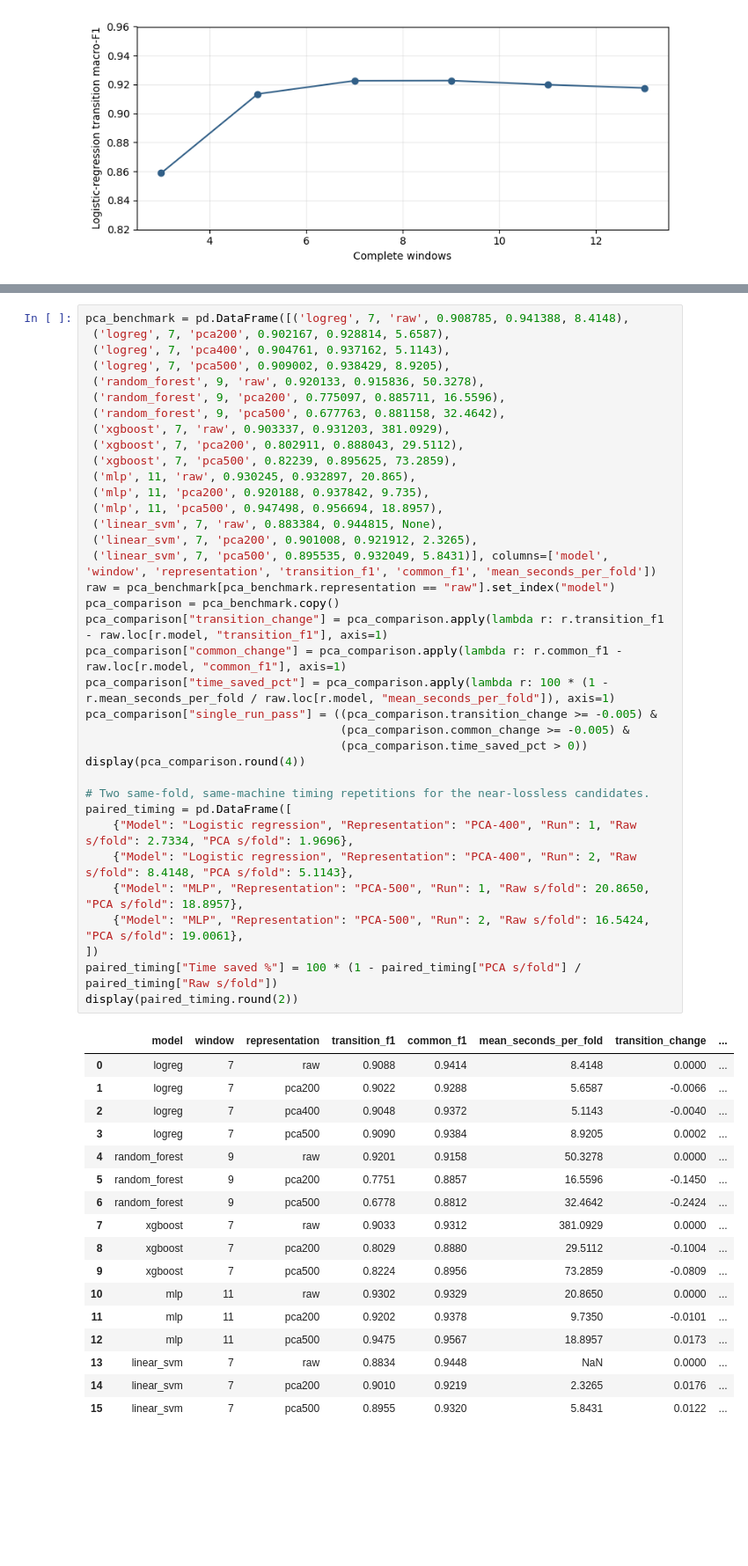
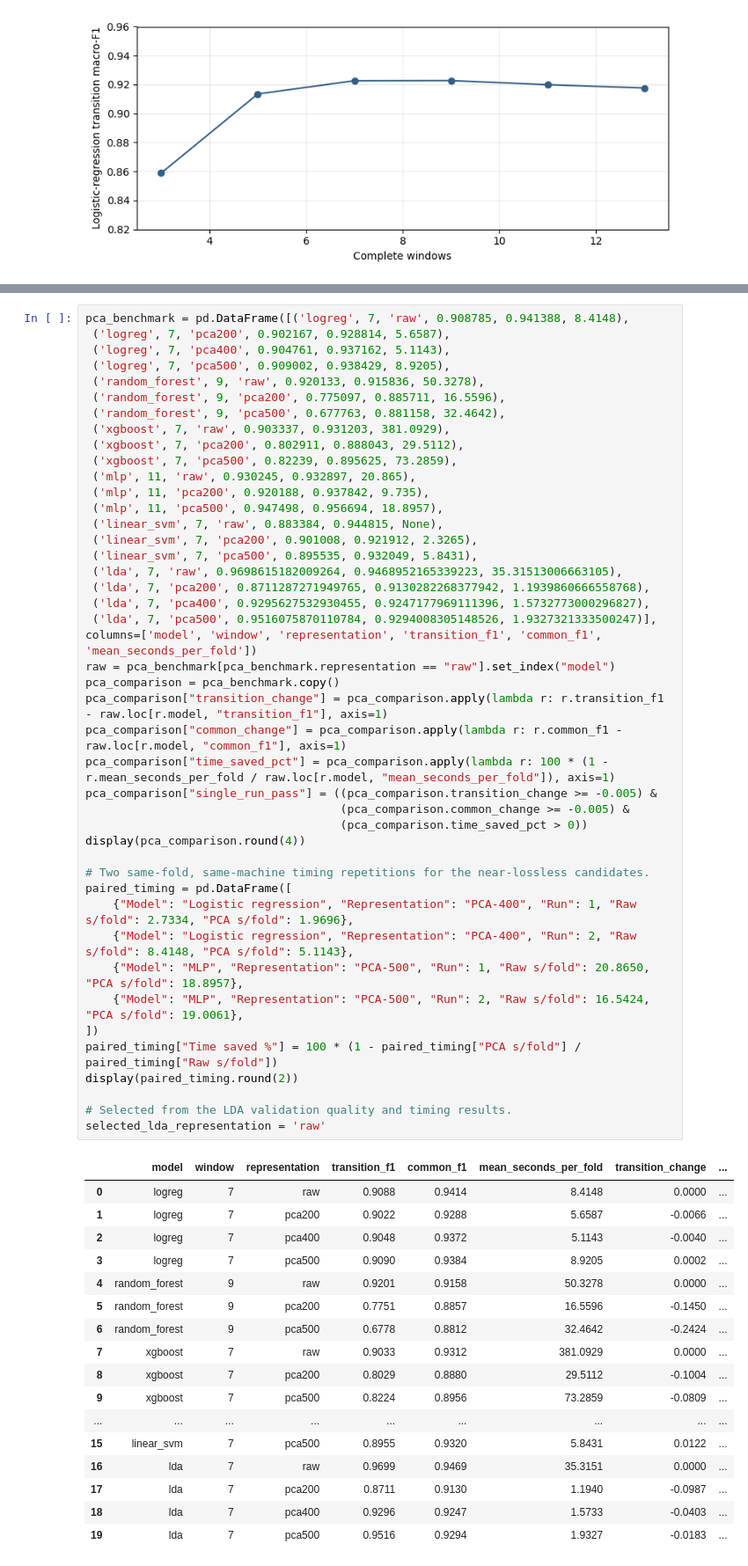
Before and after one commit to AY26-27-Sem1-CS3244-Group3/Improving-Recognition-of-Rare-Postural-Transitions, a Jupyter notebook: our approach/Improving Rare Postural Transitions.ipynb, the cells around one changed output, grey strips where cells are left out. Shown at 88% size. Cells and saved outputs as stored; diff of their text form; blank space fills up the shorter version.

```diff
--- a/our approach/Improving Rare Postural Transitions.ipynb
+++ b/our approach/Improving Rare Postural Transitions.ipynb
@@ -584,44 +785,51 @@ pca_benchmark = pd.DataFrame([('logreg', 7, 'raw', 0.908785, 0.941388, 8.4148),
  ('mlp', 11, 'pca500', 0.947498, 0.956694, 18.8957),
  ('linear_svm', 7, 'raw', 0.883384, 0.944815, None),
  ('linear_svm', 7, 'pca200', 0.901008, 0.921912, 2.3265),
- ('linear_svm', 7, 'pca500', 0.895535, 0.932049, 5.8431)], columns=['model', 'window', 'representation', 'transition_f1', 'common_f1', 'mean_seconds_per_fold'])
+ ('linear_svm', 7, 'pca500', 0.895535, 0.932049, 5.8431),
+ ('lda', 7, 'raw', 0.9698615182009264, 0.9468952165339223, 35.31513006663105),
+ ('lda', 7, 'pca200', 0.8711287271949765, 0.9130282268377942, 1.1939860666558768),
+ ('lda', 7, 'pca400', 0.9295627532930455, 0.9247177969111396, 1.5732773000296827),
+ ('lda', 7, 'pca500', 0.9516075870110784, 0.9294008305148526, 1.9327321333500247)], columns=['model', 'window', 'representation', 'transition_f1', 'common_f1', 'mean_seconds_per_fold'])
 raw = pca_benchmark[pca_benchmark.representation == "raw"].set_index("model")
 pca_comparison = pca_benchmark.copy()
 pca_comparison["transition_change"] = pca_comparison.apply(lambda r: r.transition_f1 - raw.loc[r.model, "transition_f1"], axis=1)
 pca_comparison["common_change"] = pca_comparison.apply(lambda r: r.common_f1 - raw.loc[r.model, "common_f1"], axis=1)
 pca_comparison["time_saved_pct"] = pca_comparison.apply(lambda r: 100 * (1 - r.mean_seconds_per_fold / raw.loc[r.model, "mean_seconds_per_fold"]), axis=1)
 pca_comparison["single_run_pass"] = ((pca_comparison.transition_change >= -0.005) &
                                      (pca_comparison.common_change >= -0.005) &
                                      (pca_comparison.time_saved_pct > 0))
 display(pca_comparison.round(4))
 
 # Two same-fold, same-machine timing repetitions for the near-lossless candidates.
 paired_timing = pd.DataFrame([
     {"Model": "Logistic regression", "Representation": "PCA-400", "Run": 1, "Raw s/fold": 2.7334, "PCA s/fold": 1.9696},
     {"Model": "Logistic regression", "Representation": "PCA-400", "Run": 2, "Raw s/fold": 8.4148, "PCA s/fold": 5.1143},
     {"Model": "MLP", "Representation": "PCA-500", "Run": 1, "Raw s/fold": 20.8650, "PCA s/fold": 18.8957},
     {"Model": "MLP", "Representation": "PCA-500", "Run": 2, "Raw s/fold": 16.5424, "PCA s/fold": 19.0061},
 ])
 paired_timing["Time saved %"] = 100 * (1 - paired_timing["PCA s/fold"] / paired_timing["Raw s/fold"])
 display(paired_timing.round(2))
+
+# Selected from the LDA validation quality and timing results.
+selected_lda_representation = 'raw'
 # %% [output]
 |  | model | window | representation | transition_f1 | common_f1 | mean_seconds_per_fold | transition_change | ... |
 | 0 | logreg | 7 | raw | 0.9088 | 0.9414 | 8.4148 | 0.0000 | ... |
 | 1 | logreg | 7 | pca200 | 0.9022 | 0.9288 | 5.6587 | -0.0066 | ... |
 | 2 | logreg | 7 | pca400 | 0.9048 | 0.9372 | 5.1143 | -0.0040 | ... |
 | 3 | logreg | 7 | pca500 | 0.9090 | 0.9384 | 8.9205 | 0.0002 | ... |
 | 4 | random_forest | 9 | raw | 0.9201 | 0.9158 | 50.3278 | 0.0000 | ... |
 | 5 | random_forest | 9 | pca200 | 0.7751 | 0.8857 | 16.5596 | -0.1450 | ... |
 | 6 | random_forest | 9 | pca500 | 0.6778 | 0.8812 | 32.4642 | -0.2424 | ... |
 | 7 | xgboost | 7 | raw | 0.9033 | 0.9312 | 381.0929 | 0.0000 | ... |
 | 8 | xgboost | 7 | pca200 | 0.8029 | 0.8880 | 29.5112 | -0.1004 | ... |
 | 9 | xgboost | 7 | pca500 | 0.8224 | 0.8956 | 73.2859 | -0.0809 | ... |
-| 10 | mlp | 11 | raw | 0.9302 | 0.9329 | 20.8650 | 0.0000 | ... |
-| 11 | mlp | 11 | pca200 | 0.9202 | 0.9378 | 9.7350 | -0.0101 | ... |
-| 12 | mlp | 11 | pca500 | 0.9475 | 0.9567 | 18.8957 | 0.0173 | ... |
-| 13 | linear_svm | 7 | raw | 0.8834 | 0.9448 | NaN | 0.0000 | ... |
-| 14 | linear_svm | 7 | pca200 | 0.9010 | 0.9219 | 2.3265 | 0.0176 | ... |
+| ... | ... | ... | ... | ... | ... | ... | ... | ... |
 | 15 | linear_svm | 7 | pca500 | 0.8955 | 0.9320 | 5.8431 | 0.0122 | ... |
+| 16 | lda | 7 | raw | 0.9699 | 0.9469 | 35.3151 | 0.0000 | ... |
+| 17 | lda | 7 | pca200 | 0.8711 | 0.9130 | 1.1940 | -0.0987 | ... |
+| 18 | lda | 7 | pca400 | 0.9296 | 0.9247 | 1.5733 | -0.0403 | ... |
+| 19 | lda | 7 | pca500 | 0.9516 | 0.9294 | 1.9327 | -0.0183 | ... |
 |  | Model | Representation | Run | Raw s/fold | PCA s/fold | Time saved % |
 | 0 | Logistic regression | PCA-400 | 1 | 2.73 | 1.97 | 27.94 |
 | 1 | Logistic regression | PCA-400 | 2 | 8.41 | 5.11 | 39.22 |
```
Also changed, not shown: parts of 38 cells of this notebook, 1 other file.
